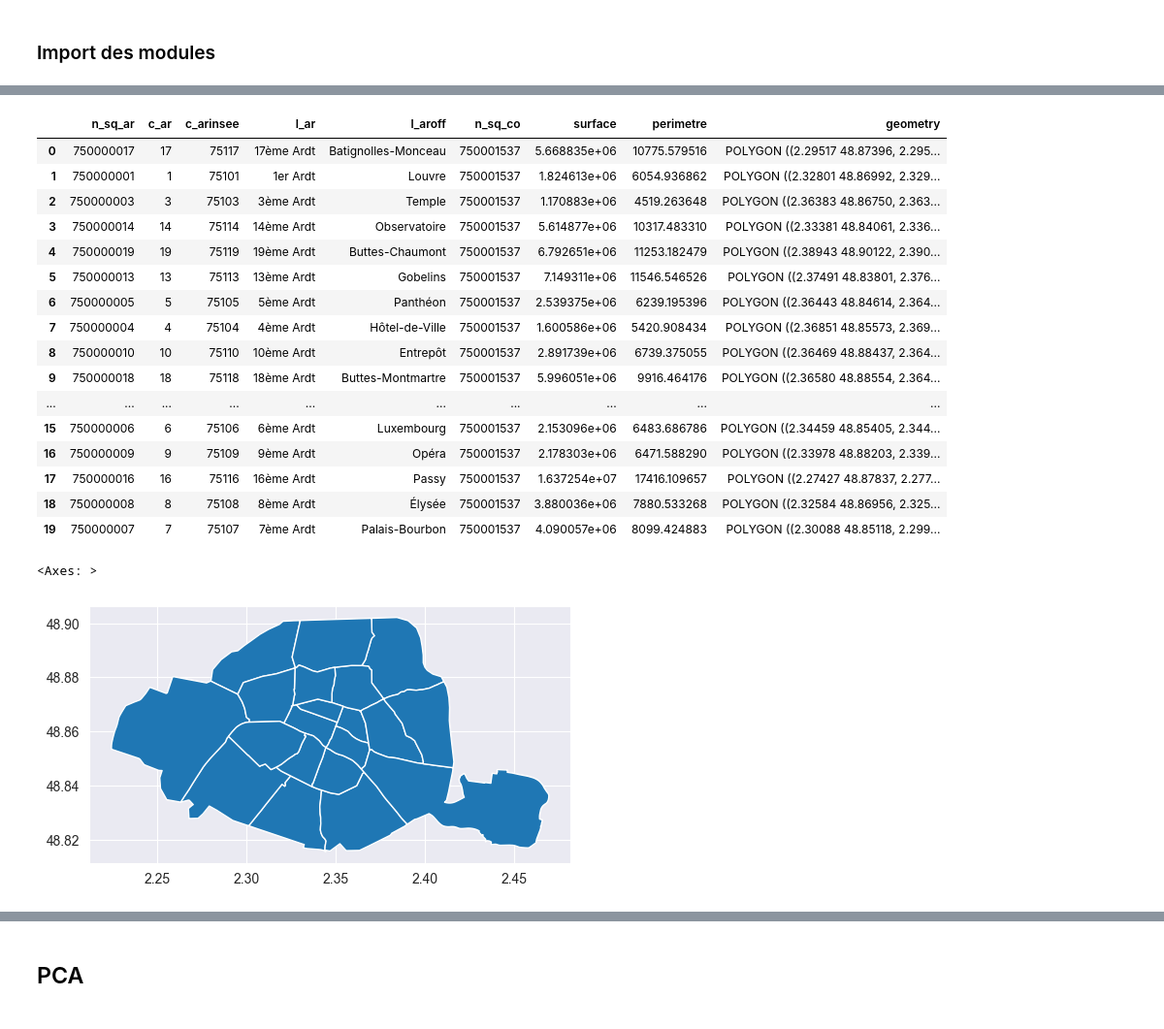
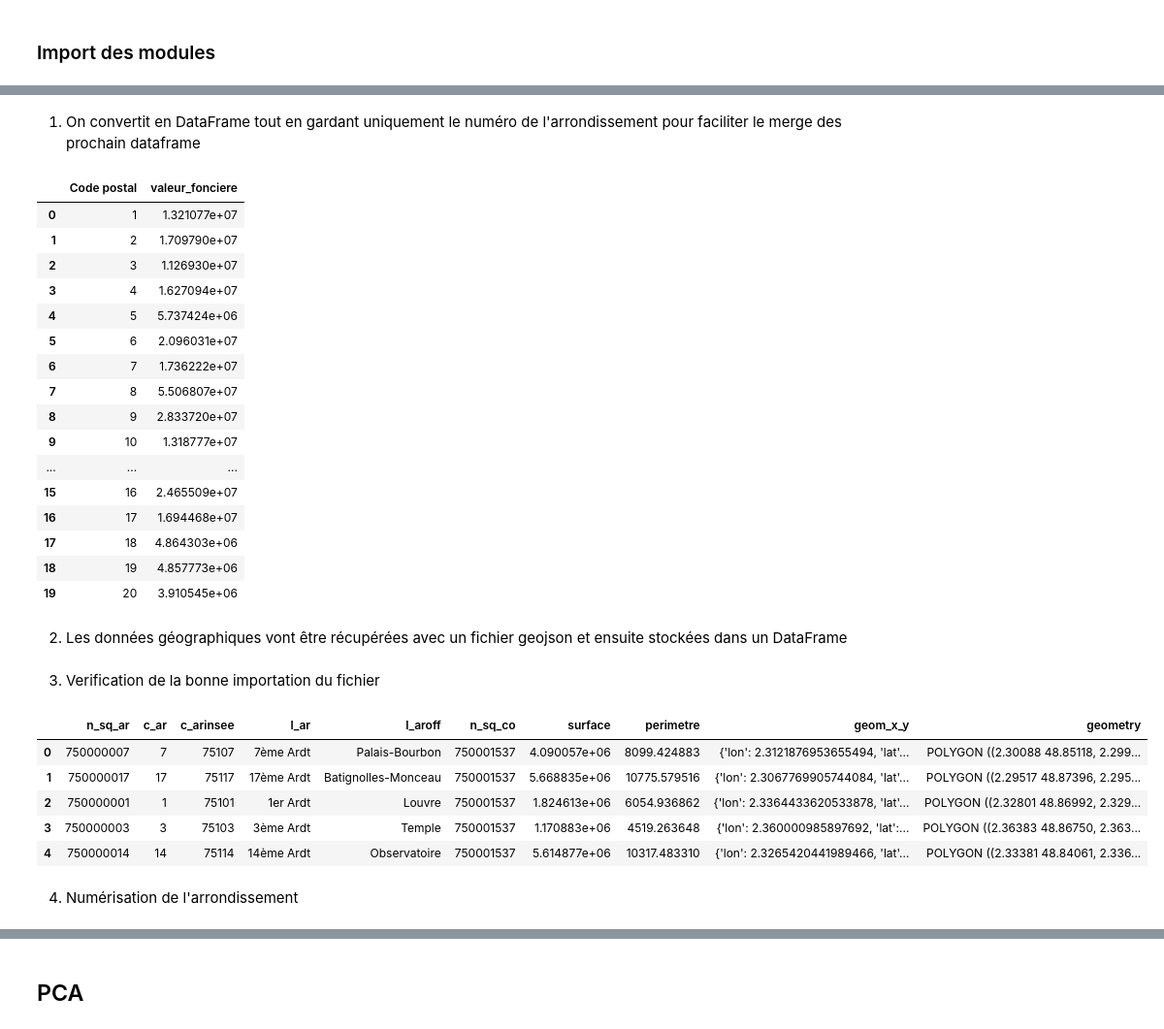
Before and after one commit to Skrinox/Analyses_des_Donnees_DVF, a Jupyter notebook: Analyses_DVF.ipynb, the cells around one changed output, grey strips where cells are left out. Shown at 97% size. Drawn from its saved outputs; the diff is of its cells as text; code cells hidden in the pictures.

```diff
--- a/Analyses_DVF.ipynb
+++ b/Analyses_DVF.ipynb
@@ -352,34 +351,51 @@ Code postal
 75019.0    4.857773e+06
 75020.0    3.910545e+06
 Name: Valeur fonciere, dtype: float64
+# %% [markdown]
+1. On convertit en DataFrame tout en gardant uniquement le numéro de l'arrondissement pour faciliter le merge des prochain dataframe
+# %%
+means_valeur_fonciere_without_extrem_df = pd.DataFrame(list(means_valeur_fonciere_without_extrem.items()), columns=['Code postal', 'Valeur fonciere'])
+means_valeur_fonciere_without_extrem_df['Code postal'] = means_valeur_fonciere_without_extrem_df['Code postal'].astype(int)
+means_valeur_fonciere_without_extrem_df['Code postal'] = means_valeur_fonciere_without_extrem_df['Code postal'].astype(str).str[-2:].astype(int).astype(object)
+means_valeur_fonciere_without_extrem_df = means_valeur_fonciere_without_extrem_df.rename(columns={"Valeur fonciere" : 'valeur_fonciere'})
+means_valeur_fonciere_without_extrem_df
+# %% [output]
+|  | Code postal | valeur_fonciere |
+| 0 | 1 | 1.321077e+07 |
+| 1 | 2 | 1.709790e+07 |
+| 2 | 3 | 1.126930e+07 |
+| 3 | 4 | 1.627094e+07 |
+| 4 | 5 | 5.737424e+06 |
+| 5 | 6 | 2.096031e+07 |
+| 6 | 7 | 1.736222e+07 |
+| 7 | 8 | 5.506807e+07 |
+| 8 | 9 | 2.833720e+07 |
+| 9 | 10 | 1.318777e+07 |
+| ... | ... | ... |
+| 15 | 16 | 2.465509e+07 |
+| 16 | 17 | 1.694468e+07 |
+| 17 | 18 | 4.864303e+06 |
+| 18 | 19 | 4.857773e+06 |
+| 19 | 20 | 3.910545e+06 |
+# %% [markdown]
+2. Les données géographiques vont être récupérées avec un fichier geojson et ensuite stockées dans un DataFrame
 # %%
 # On récupère  les données géographiques des arrondissements de Paris
-path = './map_Paris/arrondissements.shp'
+#path = './map_Paris/arrondissements.shp'
 
-paris = gpd.read_file(path, encoding='utf-8')
-paris_shape = paris.to_crs({'init': 'epsg:4326'})
+#paris = gpd.read_file(path, encoding='utf-8')
+#paris_shape = paris.to_crs('EPSG:4326')
+
+file_path = 'arrondissements.geojson'
+paris_shape = gpd.read_file(file_path)
+# %% [markdown]
+3. Verification de la bonne importation du fichier
 # %%
-paris_shape
+paris_shape.head()
 # %% [output]
-|  | n_sq_ar | c_ar | c_arinsee | l_ar | l_aroff | n_sq_co | surface | perimetre | geometry |
-| 0 | 750000017 | 17 | 75117 | 17ème Ardt | Batignolles-Monceau | 750001537 | 5.668835e+06 | 10775.579516 | POLYGON ((2.29517 48.87396, 2.295... |
-| 1 | 750000001 | 1 | 75101 | 1er Ardt | Louvre | 750001537 | 1.824613e+06 | 6054.936862 | POLYGON ((2.32801 48.86992, 2.329... |
-| 2 | 750000003 | 3 | 75103 | 3ème Ardt | Temple | 750001537 | 1.170883e+06 | 4519.263648 | POLYGON ((2.36383 48.86750, 2.363... |
-| 3 | 750000014 | 14 | 75114 | 14ème Ardt | Observatoire | 750001537 | 5.614877e+06 | 10317.483310 | POLYGON ((2.33381 48.84061, 2.336... |
-| 4 | 750000019 | 19 | 75119 | 19ème Ardt | Buttes-Chaumont | 750001537 | 6.792651e+06 | 11253.182479 | POLYGON ((2.38943 48.90122, 2.390... |
-| 5 | 750000013 | 13 | 75113 | 13ème Ardt | Gobelins | 750001537 | 7.149311e+06 | 11546.546526 | POLYGON ((2.37491 48.83801, 2.376... |
-| 6 | 750000005 | 5 | 75105 | 5ème Ardt | Panthéon | 750001537 | 2.539375e+06 | 6239.195396 | POLYGON ((2.36443 48.84614, 2.364... |
-| 7 | 750000004 | 4 | 75104 | 4ème Ardt | Hôtel-de-Ville | 750001537 | 1.600586e+06 | 5420.908434 | POLYGON ((2.36851 48.85573, 2.369... |
-| 8 | 750000010 | 10 | 75110 | 10ème Ardt | Entrepôt | 750001537 | 2.891739e+06 | 6739.375055 | POLYGON ((2.36469 48.88437, 2.364... |
-| 9 | 750000018 | 18 | 75118 | 18ème Ardt | Buttes-Montmartre | 750001537 | 5.996051e+06 | 9916.464176 | POLYGON ((2.36580 48.88554, 2.364... |
-| ... | ... | ... | ... | ... | ... | ... | ... | ... | ... |
-| 15 | 750000006 | 6 | 75106 | 6ème Ardt | Luxembourg | 750001537 | 2.153096e+06 | 6483.686786 | POLYGON ((2.34459 48.85405, 2.344... |
-| 16 | 750000009 | 9 | 75109 | 9ème Ardt | Opéra | 750001537 | 2.178303e+06 | 6471.588290 | POLYGON ((2.33978 48.88203, 2.339... |
-| 17 | 750000016 | 16 | 75116 | 16ème Ardt | Passy | 750001537 | 1.637254e+07 | 17416.109657 | POLYGON ((2.27427 48.87837, 2.277... |
-| 18 | 750000008 | 8 | 75108 | 8ème Ardt | Élysée | 750001537 | 3.880036e+06 | 7880.533268 | POLYGON ((2.32584 48.86956, 2.325... |
-| 19 | 750000007 | 7 | 75107 | 7ème Ardt | Palais-Bourbon | 750001537 | 4.090057e+06 | 8099.424883 | POLYGON ((2.30088 48.85118, 2.299... |
+|  | n_sq_ar | c_ar | c_arinsee | l_ar | l_aroff | n_sq_co | surface | perimetre | geom_x_y | geometry |
+| 0 | 750000007 | 7 | 75107 | 7ème Ardt | Palais-Bourbon | 750001537 | 4.090057e+06 | 8099.424883 | {'lon': 2.3121876953655494, 'lat'... | POLYGON ((2.30088 48.85118, 2.299... |
+| 1 | 750000017 | 17 | 75117 | 17ème Ardt | Batignolles-Monceau | 750001537 | 5.668835e+06 | 10775.579516 | {'lon': 2.3067769905744084, 'lat'... | POLYGON ((2.29517 48.87396, 2.295... |
+| 2 | 750000001 | 1 | 75101 | 1er Ardt | Louvre | 750001537 | 1.824613e+06 | 6054.936862 | {'lon': 2.3364433620533878, 'lat'... | POLYGON ((2.32801 48.86992, 2.329... |
+| 3 | 750000003 | 3 | 75103 | 3ème Ardt | Temple | 750001537 | 1.170883e+06 | 4519.263648 | {'lon': 2.360000985897692, 'lat':... | POLYGON ((2.36383 48.86750, 2.363... |
+| 4 | 750000014 | 14 | 75114 | 14ème Ardt | Observatoire | 750001537 | 5.614877e+06 | 10317.483310 | {'lon': 2.3265420441989466, 'lat'... | POLYGON ((2.33381 48.84061, 2.336... |
-# %%
-paris_shape.plot()
-# %% [output]
-<Axes: >
-[figure, removed]
@@ -387,0 +402,2 @@ paris_shape.plot()
+# %% [markdown]
+4. Numérisation de l'arrondissement
```
Also changed, not shown: parts of 20 cells of this notebook, 1 other file.
